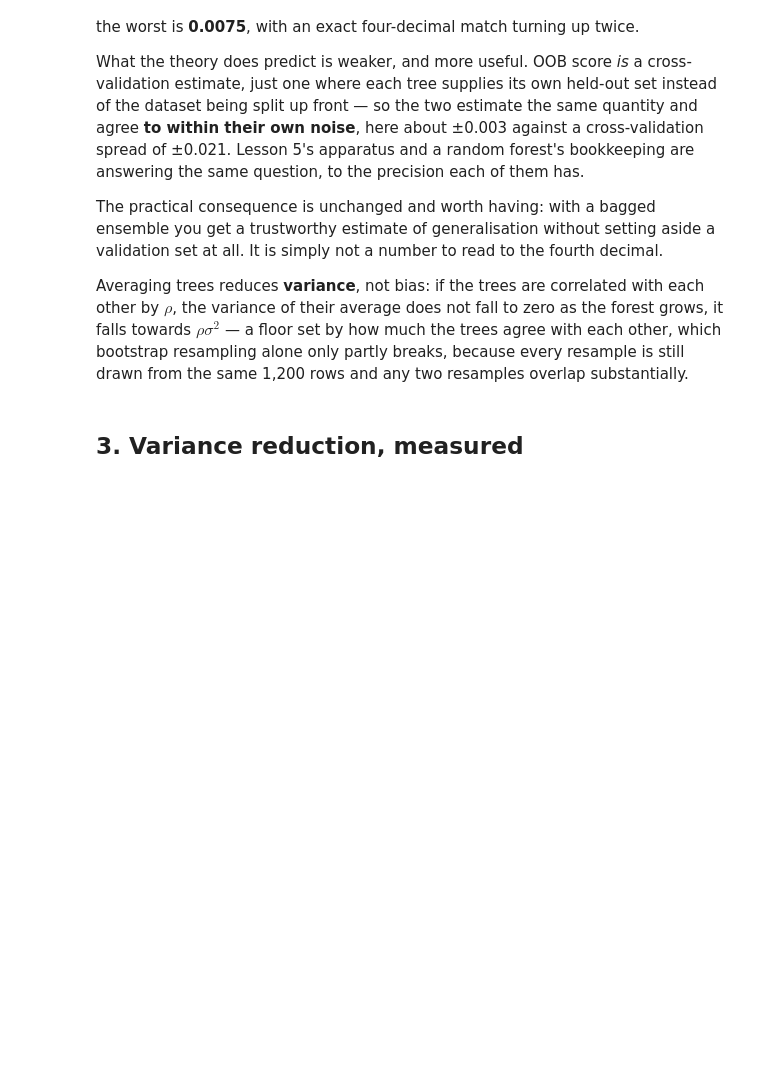
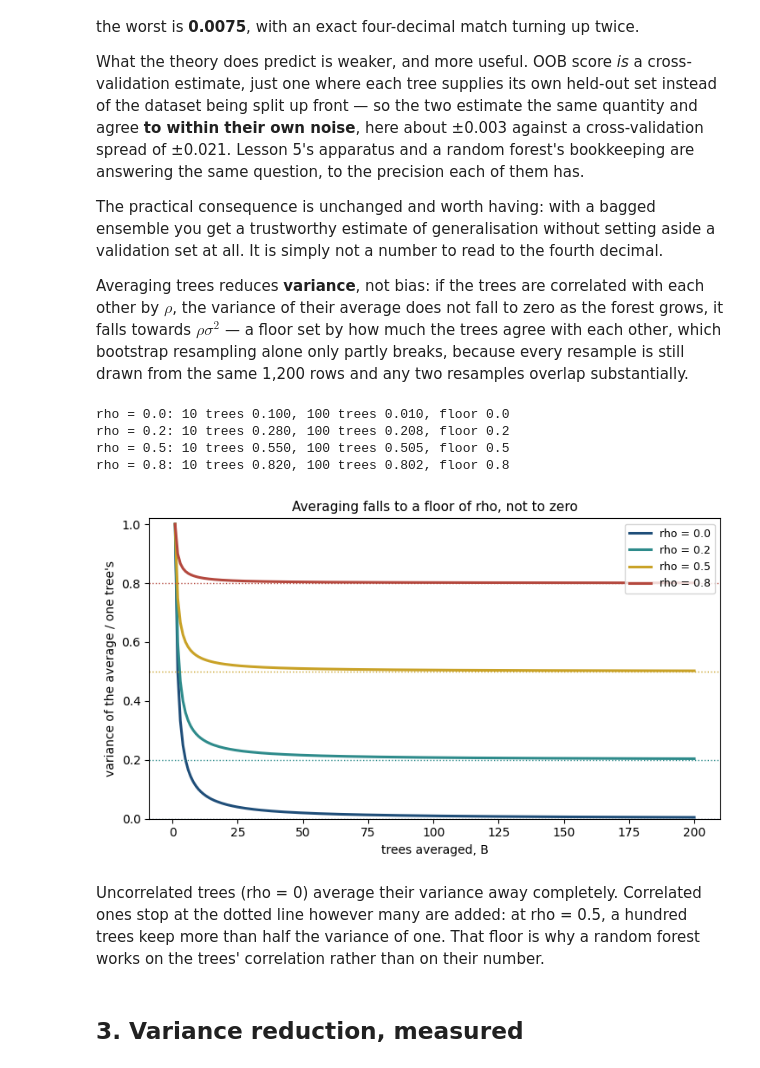
Before and after one commit to fabioantonini/technologies-for-artificial-intelligence, a Jupyter notebook: Lessons/07_trees_and_ensembles/Notebooks/02_bagging_and_random_forests.ipynb, the cells around one changed output. Cells and saved outputs as stored; diff of their text form; code cells hidden in the pictures; blank space fills up the shorter version.

```diff
--- a/Lessons/07_trees_and_ensembles/Notebooks/02_bagging_and_random_forests.ipynb
+++ b/Lessons/07_trees_and_ensembles/Notebooks/02_bagging_and_random_forests.ipynb
@@ -188,6 +220,34 @@ zero as the forest grows, it falls towards $\rho \sigma^2$ — a floor set by
 how much the trees agree with each other, which bootstrap resampling alone
 only partly breaks, because every resample is still drawn from the same
 1,200 rows and any two resamples overlap substantially.
+# %%
+# The variance of an average of B trees, in units of one tree's variance, for a
+# few values of the correlation rho between trees: 1/B + (B - 1)/B * rho.
+B = np.arange(1, 201)
+fig, ax = plt.subplots(figsize=(7.4, 4.4))
+for rho, colour in ((0.0, BLUE), (0.2, TEAL), (0.5, GOLD), (0.8, RUST)):
+    ratio = 1 / B + (B - 1) / B * rho
+    ax.plot(B, ratio, color=colour, linewidth=2.2, label=f"rho = {rho}")
+    ax.axhline(rho, color=colour, linestyle=":", linewidth=1)
+    print(f"rho = {rho}: 10 trees {ratio[9]:.3f}, 100 trees {ratio[99]:.3f}, floor {rho}")
+ax.set_xlabel("trees averaged, B"); ax.set_ylabel("variance of the average / one tree's")
+ax.set_ylim(0, 1.02)
+ax.set_title("Averaging falls to a floor of rho, not to zero", fontsize=11)
+ax.legend(fontsize=9)
+fig.tight_layout()
+fig.savefig(FIGURES / "variance_floor.png", dpi=150, bbox_inches="tight", facecolor="white")
+plt.show()
+# %% [output]
+rho = 0.0: 10 trees 0.100, 100 trees 0.010, floor 0.0
+rho = 0.2: 10 trees 0.280, 100 trees 0.208, floor 0.2
+rho = 0.5: 10 trees 0.550, 100 trees 0.505, floor 0.5
+rho = 0.8: 10 trees 0.820, 100 trees 0.802, floor 0.8
+[figure, added]
+# %% [markdown]
+Uncorrelated trees (rho = 0) average their variance away completely. Correlated
+ones stop at the dotted line however many are added: at rho = 0.5, a hundred
+trees keep more than half the variance of one. That floor is why a random forest
+works on the trees' correlation rather than on their number.
 # %% [markdown]
 ## 3. Variance reduction, measured
 # %%
```
Also changed, not shown: parts of 4 cells of this notebook, 13 other files.
